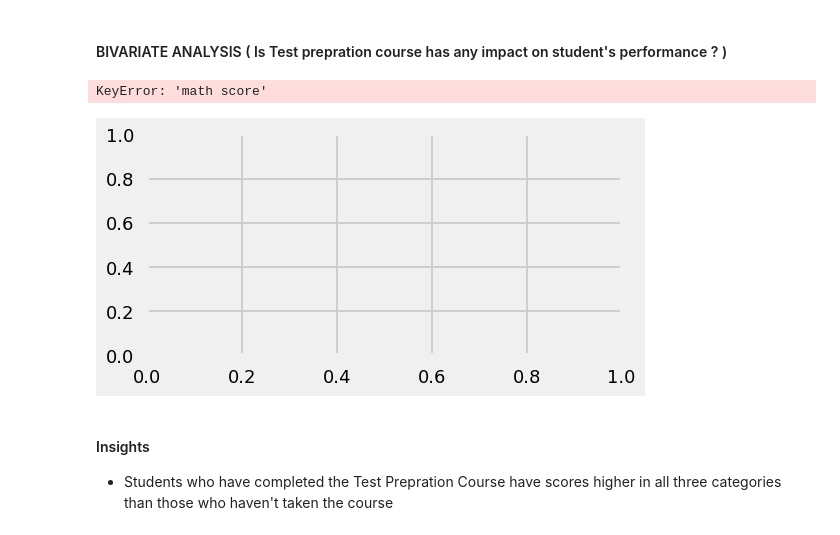
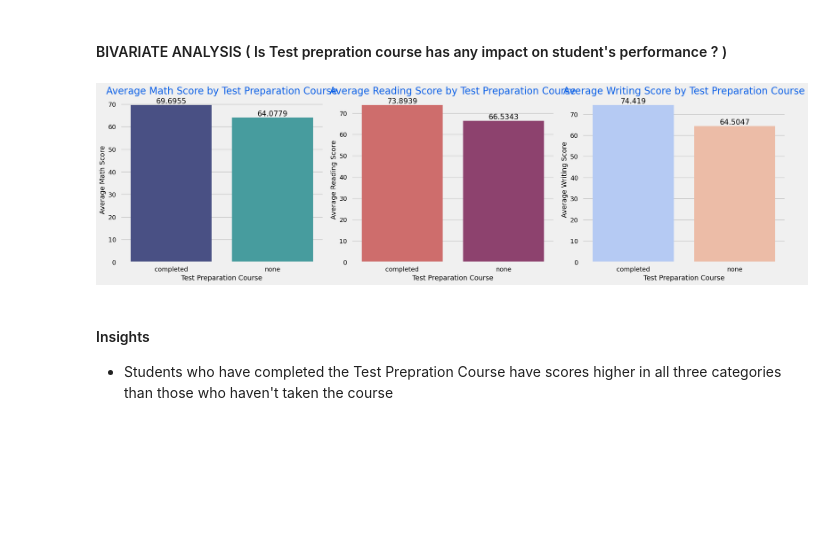
Before and after one commit to amoghbharadwaj21/MLProject, a Jupyter notebook: notebook/EDA STUDENT PERFORMANCE .ipynb, the cells around one changed output. Cells and saved outputs as stored; diff of their text form; code cells hidden in the pictures; blank space fills up the shorter version.

```diff
--- a/notebook/EDA STUDENT PERFORMANCE .ipynb
+++ b/notebook/EDA STUDENT PERFORMANCE .ipynb
@@ -581,16 +644,39 @@ KeyError: 'parental level of education'
 # %% [markdown]
 #### BIVARIATE ANALYSIS ( Is Test prepration course has any impact on student's performance ? )
 # %%
-plt.figure(figsize=(12,6))
-plt.subplot(2,2,1)
-sns.barplot (x=df['lunch'], y=df['math score'], hue=df['test preparation course'])
-plt.subplot(2,2,2)
-sns.barplot (x=df['lunch'], y=df['reading_score'], hue=df['test preparation course'])
-plt.subplot(2,2,3)
-sns.barplot (x=df['lunch'], y=df['writing_score'], hue=df['test preparation course'])
+Group_data_preparation = df.groupby('test_preparation_course')
+
+# Create subplots in a single row
+f, ax = plt.subplots(1, 3, figsize=(20, 6))
+
+# Math Score Plot
+sns.barplot(x=Group_data_preparation['math_score'].mean().index, y=Group_data_preparation['math_score'].mean().values, palette='mako', ax=ax[0])
+ax[0].set_title('Average Math Score by Test Preparation Course', color='#005ce6', size=20)
+ax[0].set_xlabel('Test Preparation Course', fontsize=14)
+ax[0].set_ylabel('Average Math Score', fontsize=14)
+for container in ax[0].containers:
+    ax[0].bar_label(container, color='black', size=15)
+
+# Reading Score Plot
+sns.barplot(x=Group_data_preparation['reading_score'].mean().index, y=Group_data_preparation['reading_score'].mean().values, palette='flare', ax=ax[1])
+ax[1].set_title('Average Reading Score by Test Preparation Course', color='#005ce6', size=20)
+ax[1].set_xlabel('Test Preparation Course', fontsize=14)
+ax[1].set_ylabel('Average Reading Score', fontsize=14)
+for container in ax[1].containers:
+    ax[1].bar_label(container, color='black', size=15)
+
+# Writing Score Plot
+sns.barplot(x=Group_data_preparation['writing_score'].mean().index, y=Group_data_preparation['writing_score'].mean().values, palette='coolwarm', ax=ax[2])
+ax[2].set_title('Average Writing Score by Test Preparation Course', color='#005ce6', size=20)
+ax[2].set_xlabel('Test Preparation Course', fontsize=14)
+ax[2].set_ylabel('Average Writing Score', fontsize=14)
+for container in ax[2].containers:
+    ax[2].bar_label(container, color='black', size=15)
+
+plt.tight_layout()
+plt.show()
 # %% [output]
-KeyError: 'math score'
-[figure, old version]
+[figure, new version]
 # %% [markdown]
 #### Insights
 - Students who have completed the Test Prepration Course have scores higher in all three categories than those who haven't taken the course
```
Also changed, not shown: parts of 14 cells of this notebook, 3 other files.
